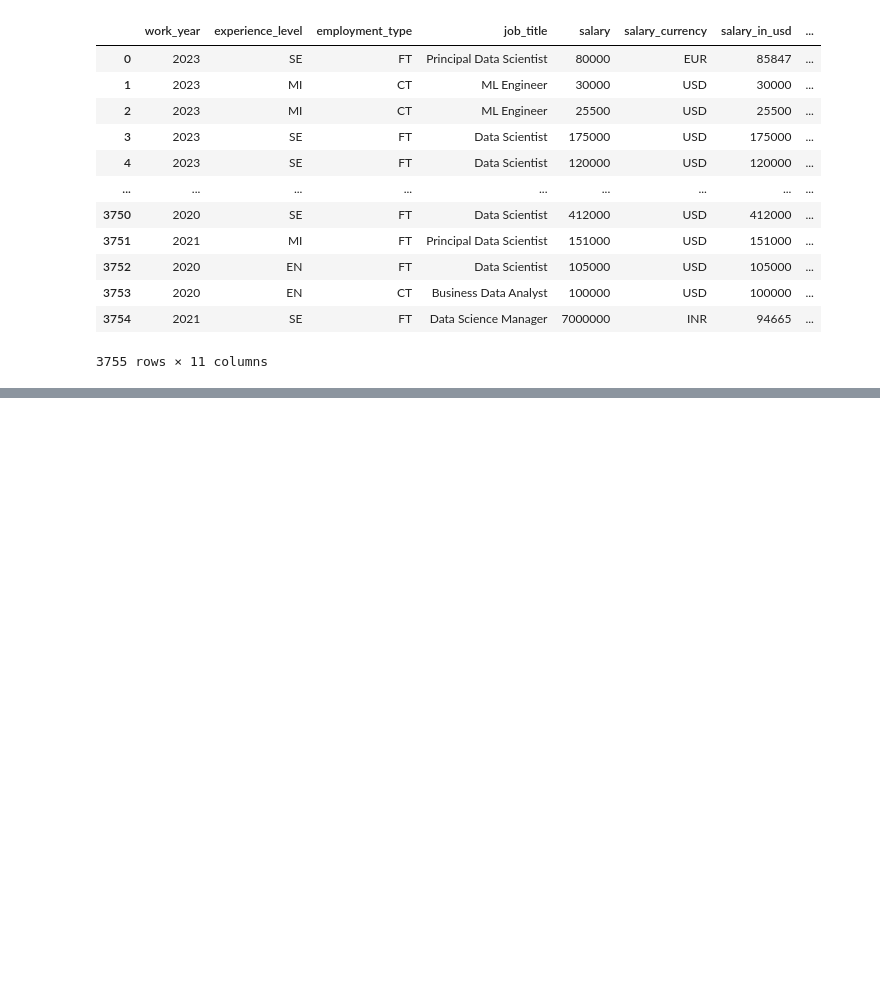
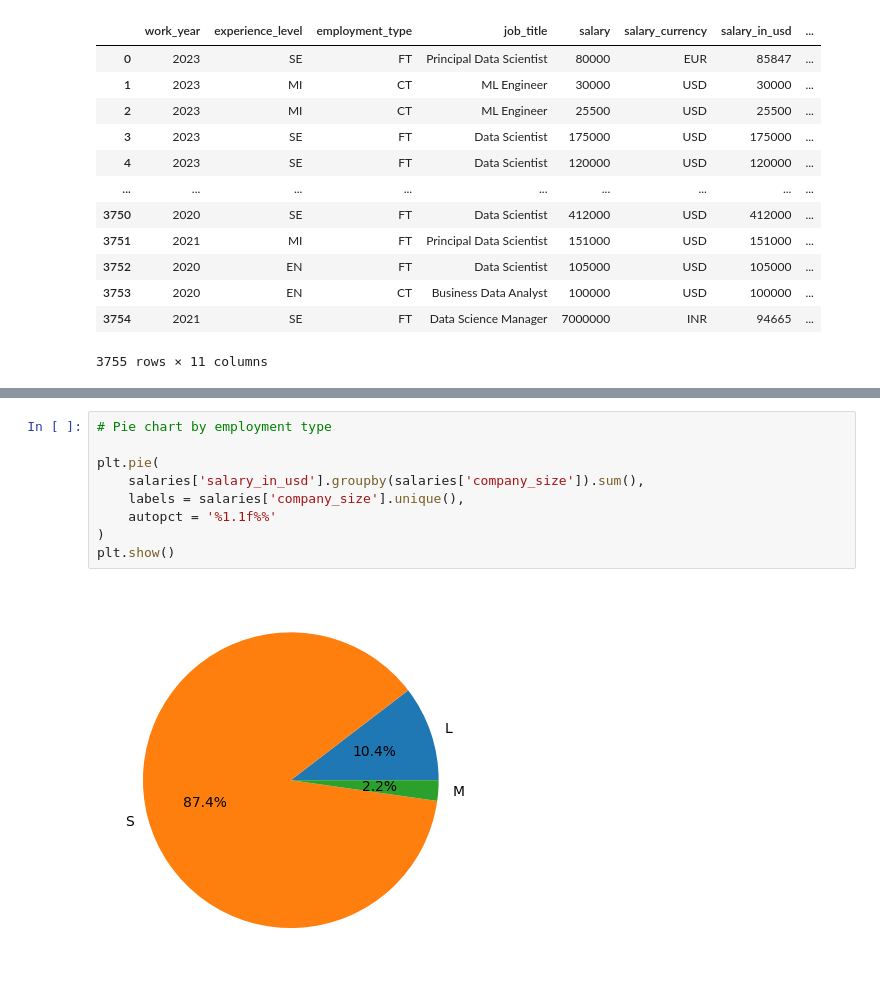
Before and after one commit to Sherryqilin/assessment2_programming, a Jupyter notebook: assessment2.ipynb, the cells around one changed output, grey strips where cells are left out. Saved outputs shown, nothing was run; the diff lists cells and outputs as text; blank space fills up the shorter version.

```diff
--- a/assessment2.ipynb
+++ b/assessment2.ipynb
@@ -30,0 +47,11 @@ plt.show()
+# %%
+# Pie chart by employment type
+
+plt.pie(
+    salaries['salary_in_usd'].groupby(salaries['company_size']).sum(),
+    labels = salaries['company_size'].unique(),
+    autopct = '%1.1f%%'
+)
+plt.show()
+# %% [output]
+[figure, added]
```
Also changed, not shown: parts of 3 cells of this notebook.
